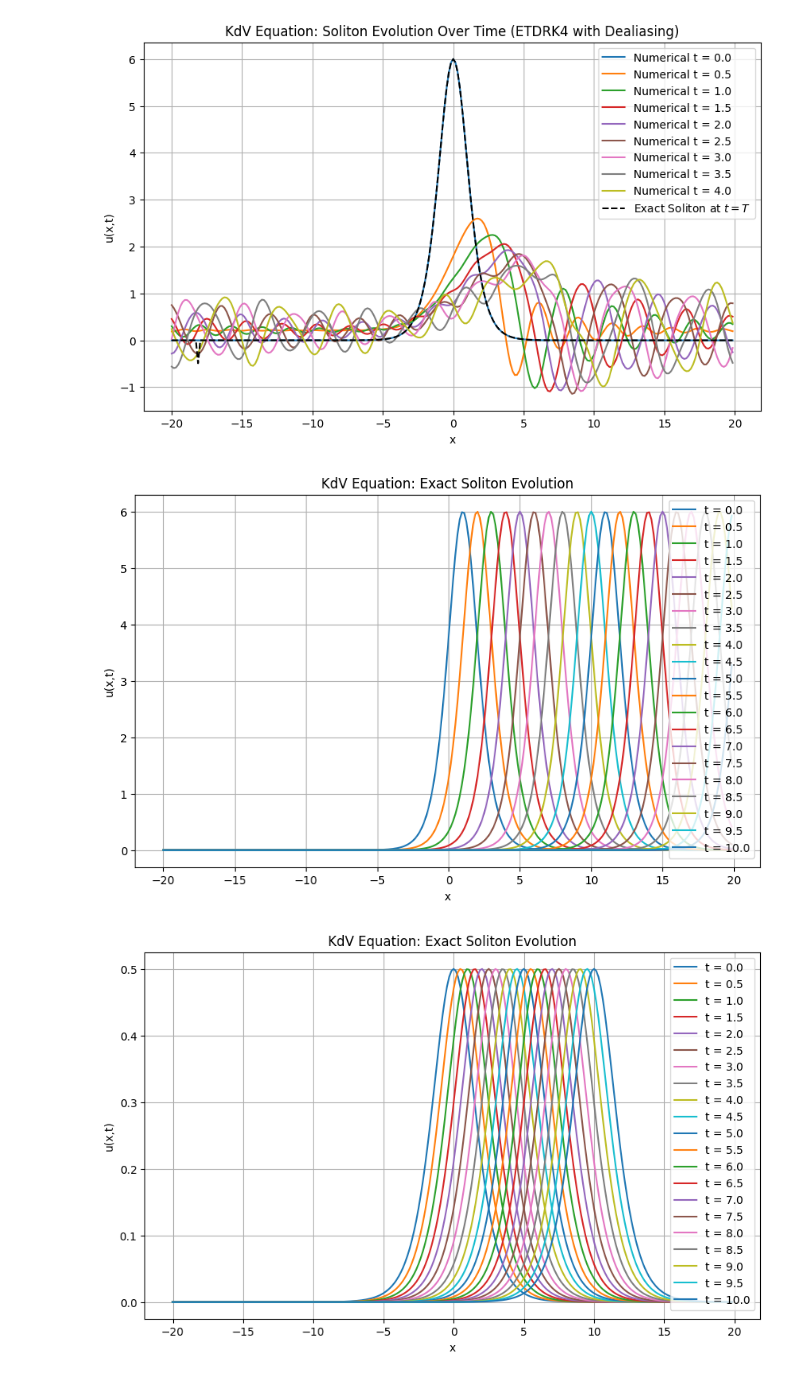
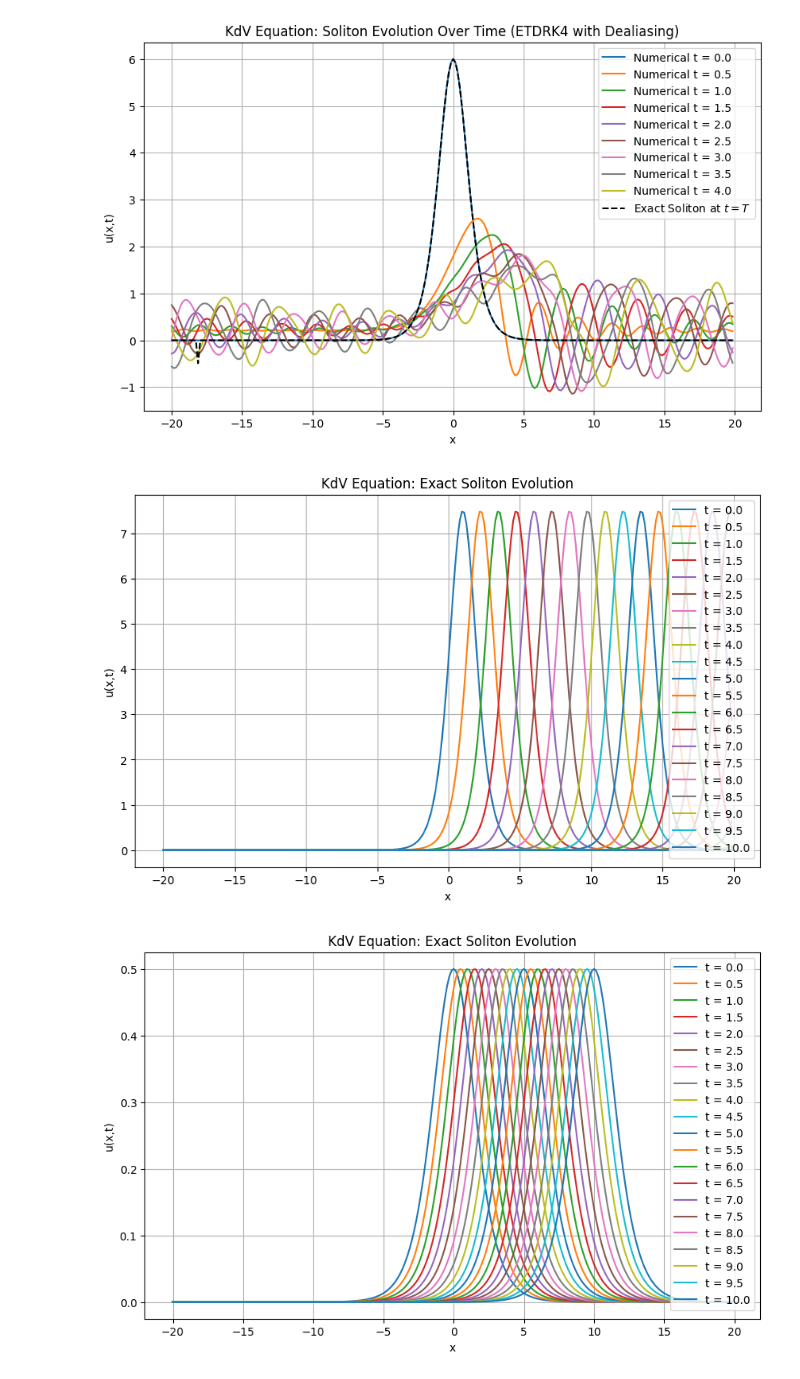
Before and after one commit to moritzhauschulz/structure_preserving_operator_learning, a Jupyter notebook: kdv.ipynb, the cells around one changed output. Cells and saved outputs as stored; diff of their text form; code cells hidden in the pictures.

```diff
--- a/kdv.ipynb
+++ b/kdv.ipynb
@@ -175,35 +175,35 @@ h = 0.5  # Time step for saving intermediate solutions
 
 # Soliton parameters
 a = 1.0
-c = 2.0  # Soliton speed
+c = 2.5  # Soliton speed
 A = 3 * c  # Soliton amplitude
 W = np.sqrt(4 / c)  # Soliton width
 
 # Spatial domain
 x = np.linspace(-L/2, L/2, N, endpoint=False)
 t_values = np.arange(0, T + h, h)  # Time steps for saving solutions
 
 # Fix: Apply clamping to prevent overflow in cosh
 def exact_soliton(x, t, c, a):
     arg = np.clip(np.sqrt(c) * (x - c * t - a) / 2, -50, 50)  # Prevent extreme values
     return A / np.cosh(arg) ** 2  # Stable sech^2 computation
 
 # Generate exact solutions at saved time steps
 exact_solutions = [(t, exact_soliton(x, t, c, a)) for t in t_values]
 
 # Plot exact solutions over time
 plt.figure(figsize=(10, 6))
 for t, u_exact in exact_solutions:
     plt.plot(x, u_exact, label=f"t = {t:.1f}")
 
 plt.xlabel("x")
 plt.ylabel("u(x,t)")
 plt.legend()
 plt.title("KdV Equation: Exact Soliton Evolution")
 plt.grid()
 plt.show()
 # %% [output]
-[figure, old version]
+[figure, new version]
 # %%
 # Fixing issues:
 # - The numerical solution is removed
```
Also changed, not shown: parts of 4 cells of this notebook, 10 other files.
